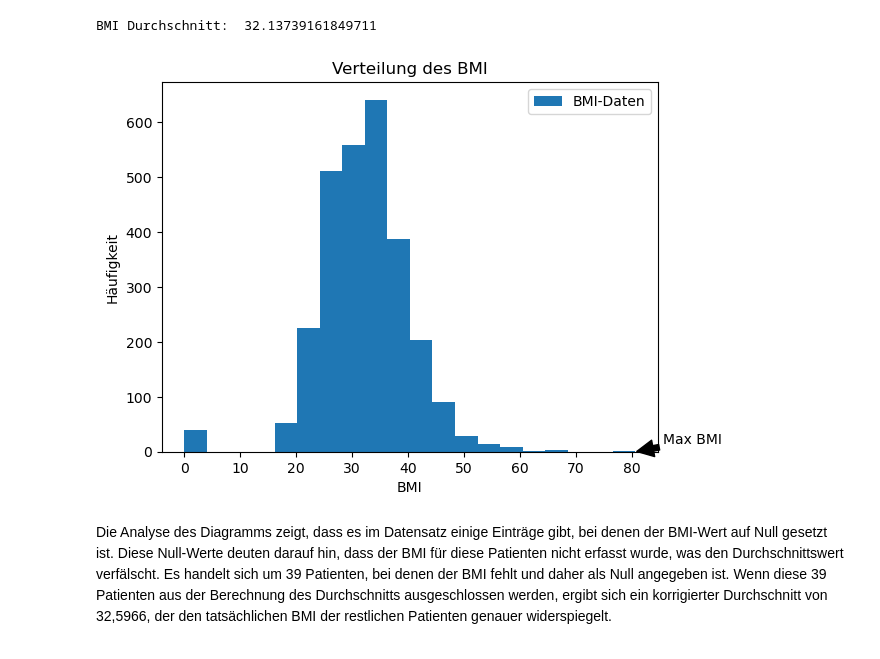
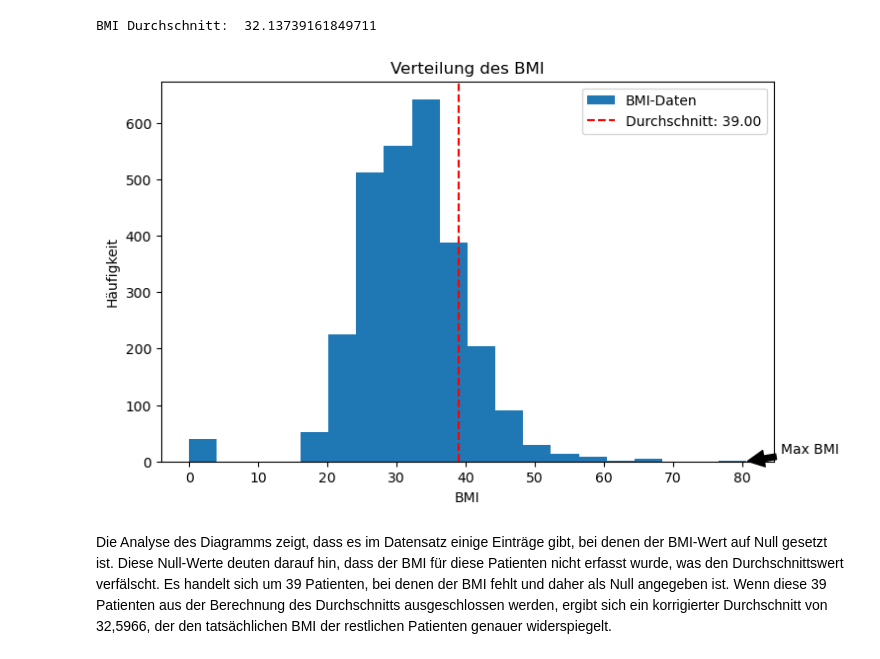
Before and after one commit to febenfasil/BMLD_LNW2, a Jupyter notebook: diabetes.ipynb, the cells around one changed output. Saved outputs shown, nothing was run; the diff lists cells and outputs as text; code cells hidden in the pictures.

Commit message:
Legende BMI angepasst

```diff
--- a/diabetes.ipynb
+++ b/diabetes.ipynb
@@ -79,18 +81,22 @@ print("BMI Durchschnitt: ",df["BMI"].mean())
 # %% [output]
 BMI Durchschnitt:  32.13739161849711
 # %%
+plt.figure(figsize=(8, 5))
 df["BMI"].plot(kind='hist', bins=20)
 
 plt.title('Verteilung des BMI')
 plt.xlabel('BMI')
 plt.ylabel('Häufigkeit')
+plt.axvline(unrealistic_bmi_count, color='red', linestyle='dashed', linewidth=1.5, label=f"Durchschnitt: {unrealistic_bmi_count:.2f}")
 plt.legend(['BMI-Daten'], loc='upper right')
+plt.legend(['BMI-Daten', f"Durchschnitt: {unrealistic_bmi_count:.2f}"], loc='upper right')
+
 plt.annotate('Max BMI', xy=(df["BMI"].max(), 0), xytext=(df["BMI"].max() + 5, 15),
              arrowprops=dict(facecolor='black', shrink=0.05))
 
 plt.show()
 # %% [output]
-[figure, old version]
+[figure, new version]
 # %% [markdown]
 Die Analyse des Diagramms zeigt, dass es im Datensatz einige Einträge gibt, bei denen der BMI-Wert auf Null gesetzt ist. Diese Null-Werte deuten darauf hin, dass der BMI für diese Patienten nicht erfasst wurde, was den Durchschnittswert verfälscht. Es handelt sich um 39 Patienten, bei denen der BMI fehlt und daher als Null angegeben ist. Wenn diese 39 Patienten aus der Berechnung des Durchschnitts ausgeschlossen werden, ergibt sich ein korrigierter Durchschnitt von 32,5966, der den tatsächlichen BMI der restlichen Patienten genauer widerspiegelt.
 # %%
```
Also changed, not shown: parts of 3 cells of this notebook.
